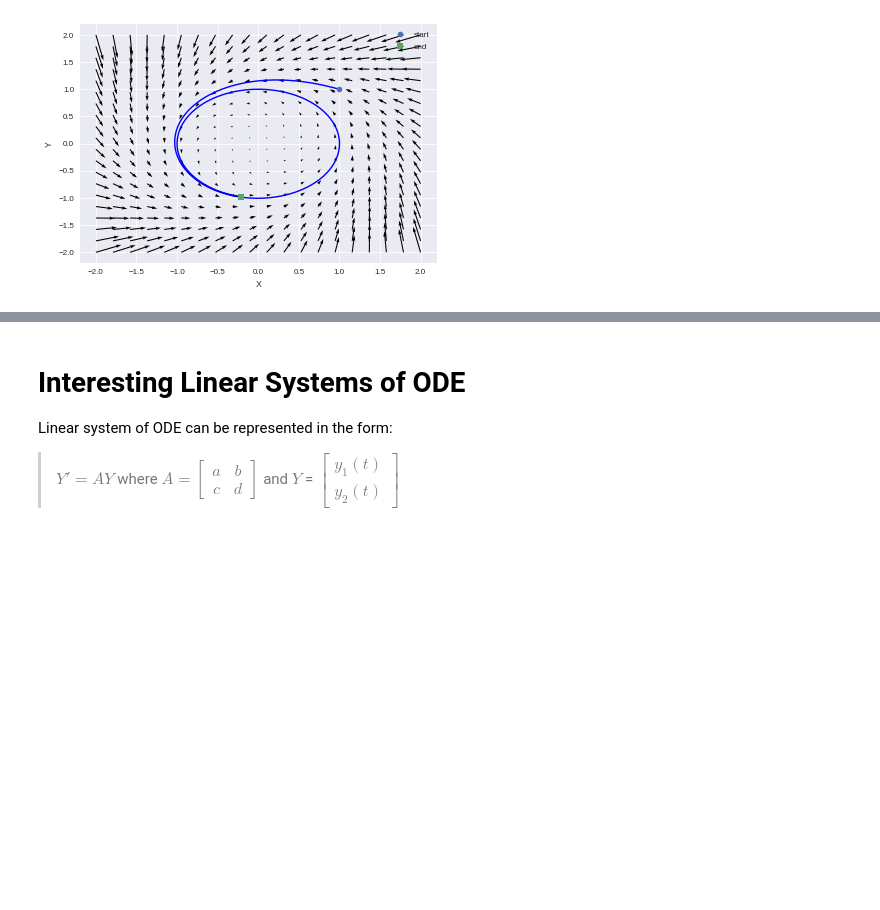
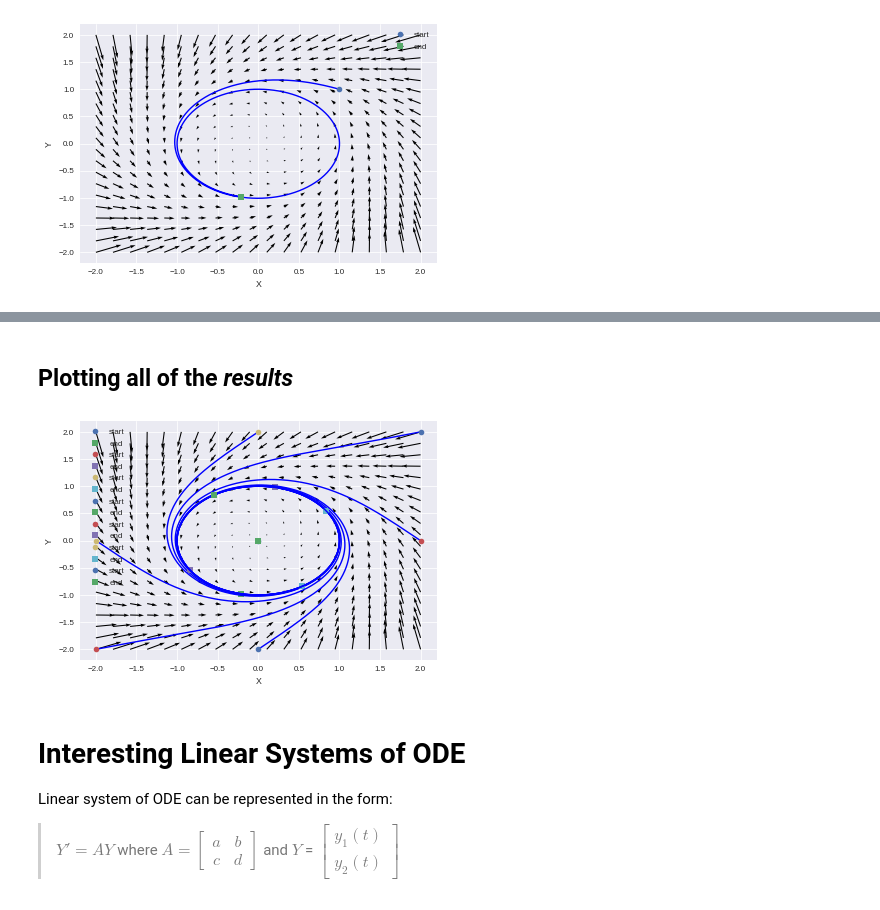
Before and after one commit to titu1994/tfdiffeq, a Jupyter notebook: examples/ode_usage.ipynb, the cells around one changed output, grey strips where cells are left out. Saved outputs shown, nothing was run; the diff lists cells and outputs as text; code cells hidden in the pictures; blank space fills up the shorter version.

```diff
--- a/examples/ode_usage.ipynb
+++ b/examples/ode_usage.ipynb
@@ -346,8 +315,6 @@ class PeriodicSinusodial(tf.keras.Model):
 
   def call(self, t, v):
     # v = [x, y]
-    v = tf.cast(v, tf.float64)
-
     x, y = v[0], v[1]
 
     xy = tf.sqrt(x * x + y * y)
@@ -376,0 +346,8 @@ plot_vector_field(result, xlabel='X', ylabel='Y')
+# %%
+t = tf.linspace(0., 10., num=NUM_SAMPLES)
+# %%
+state_list = [[2., 2.], [2., 0.], [0., 2.], [0., 0.],
+              [-2., -2.], [-2., 0.], [0., -2.]]
+
+initial_state_list = [tf.convert_to_tensor(init_state, dtype=tf.float64)
+                     for init_state in state_list]
@@ -376,0 +356,8 @@ plot_vector_field(result, xlabel='X', ylabel='Y')
+# %%
+%%time
+
+with tf.device(device):
+  result_list = [odeint(PeriodicSinusodial(), init_state, t)
+                 for init_state in initial_state_list]
+
+print("Finished integrating ! Result shape : ", result.shape)
@@ -377,3 +368,12 @@ plot_vector_field(result, xlabel='X', ylabel='Y')
+# %% [markdown]
+## Plotting all of the *results*
+# %%
+plot_phase_portrait(PeriodicSinusodial(), xlabel='X', ylabel='Y')
+
+for result in result_list:
+  plot_vector_field(result, xlabel='X', ylabel='Y')
+# %% [output]
+[figure, added]
 # %% [markdown]
 # Interesting Linear Systems of ODE
 
```
Also changed, not shown: parts of 61 cells of this notebook.
